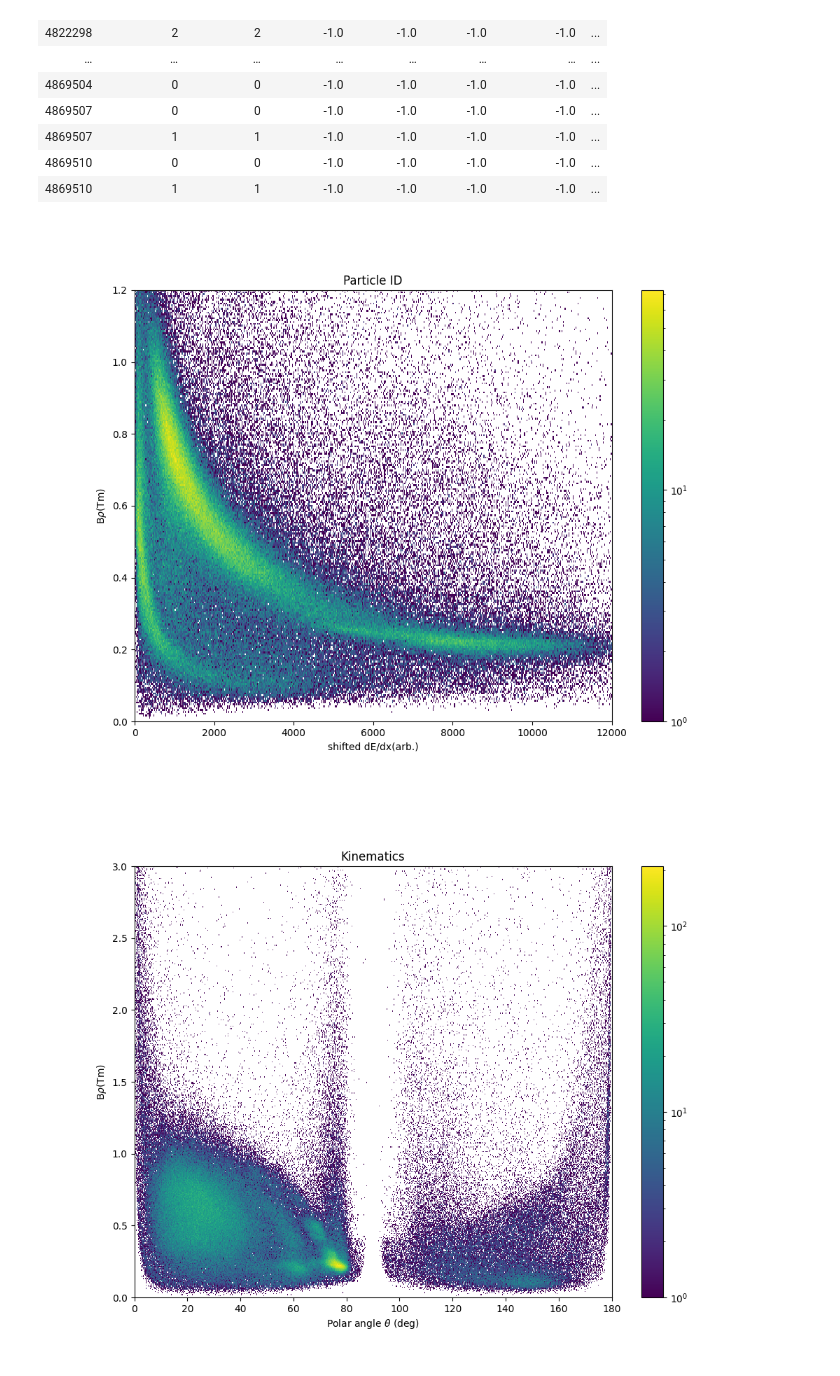
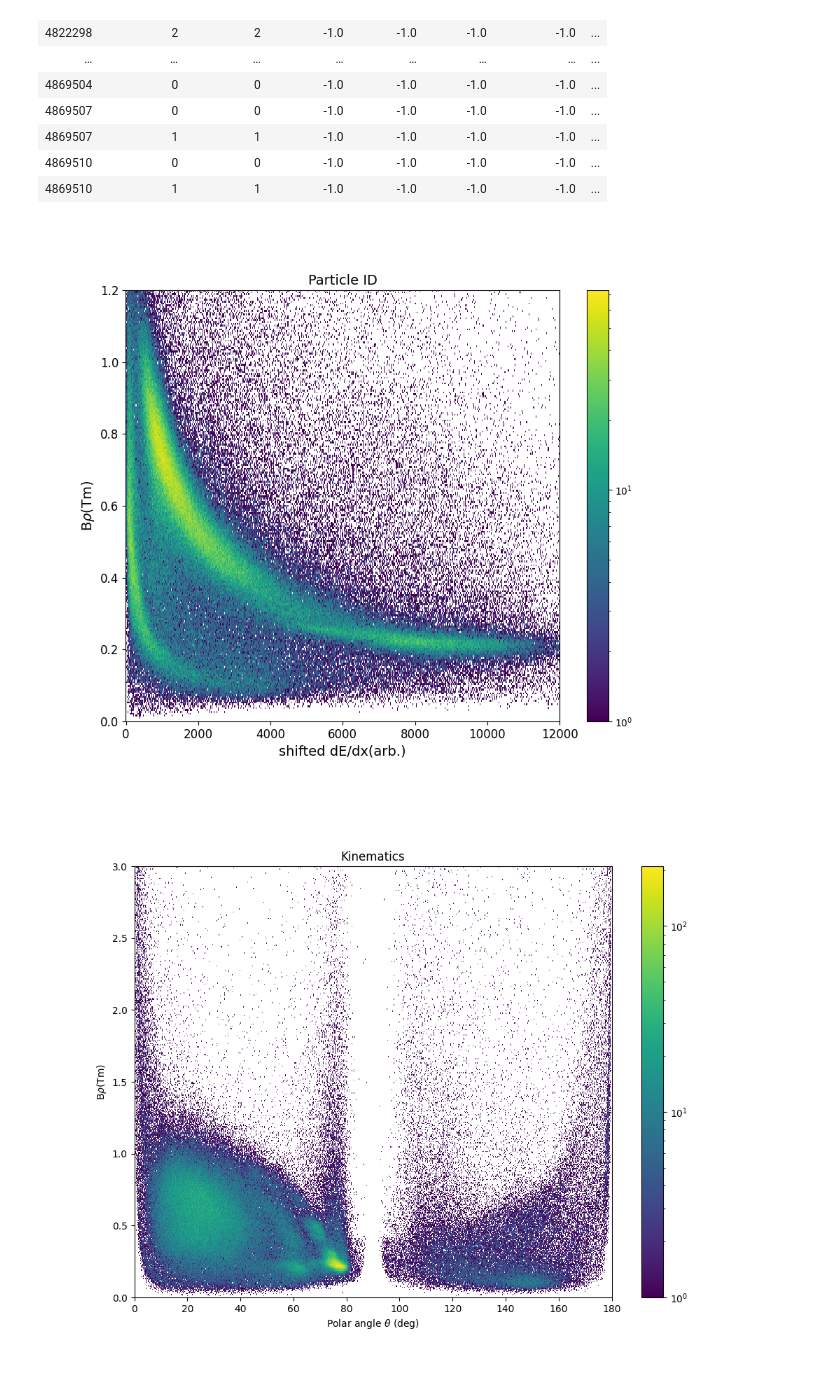
Before and after one commit to singhp99/e20020_analysis, a Jupyter notebook: notebooks/e20009_particle_id.ipynb, the cells around one changed output. Saved outputs shown, nothing was run; the diff lists cells and outputs as text; code cells hidden in the pictures.

```diff
--- a/notebooks/e20009_particle_id.ipynb
+++ b/notebooks/e20009_particle_id.ipynb
@@ -326,20 +326,21 @@ shape: (4_134, 23)
 # %%
 
 
 # Plot PID and draw gate by clicking points on plot
 pid_hist = grammer.get_hist2d("particle_id")
 fig, ax = plt.subplots(1,1)
 _ = PolygonSelector(ax, handler.mpl_on_select)
 mesh = ax.pcolormesh(pid_hist.x_bins, pid_hist.y_bins, pid_hist.counts,norm="log")
 fig.colorbar(mesh, ax=ax)
-ax.set_title("Particle ID")
-ax.set_xlabel("shifted dE/dx(arb.)")
-ax.set_ylabel("B$\\rho$(Tm)")
+ax.set_title("Particle ID",fontsize=14)
+ax.set_xlabel("shifted dE/dx(arb.)",fontsize=14)
+ax.set_ylabel("B$\\rho$(Tm)",fontsize=14)
+ax.tick_params(axis='both', labelsize=12)
 ax.set_ylim(0,1.2)
 fig.set_figheight(8.0)
-fig.set_figwidth(11.0)
+fig.set_figwidth(10.0)
 # %% [output]
-[figure, old version]
+[figure, new version]
 # %%
 # ic = grammer.get_hist1d("dedx_hist")
 # fig, ax = plt.subplots(1,1)
```
Also changed, not shown: 2 other files.
